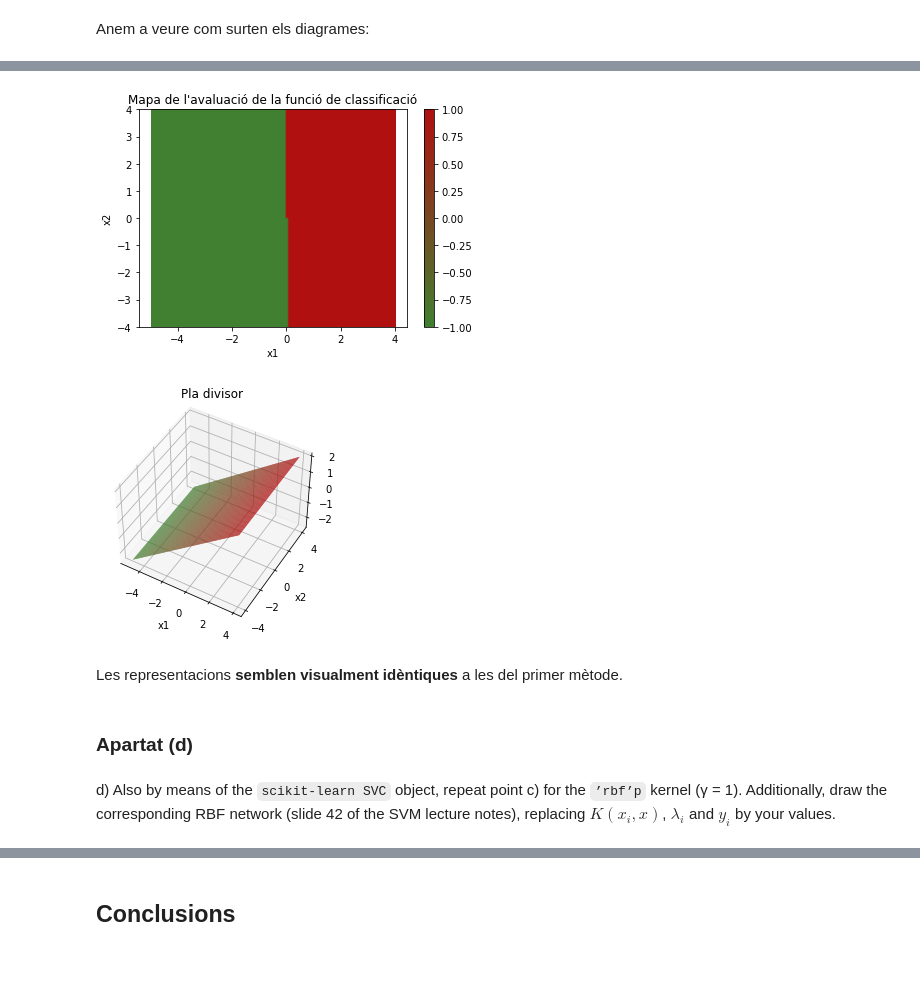
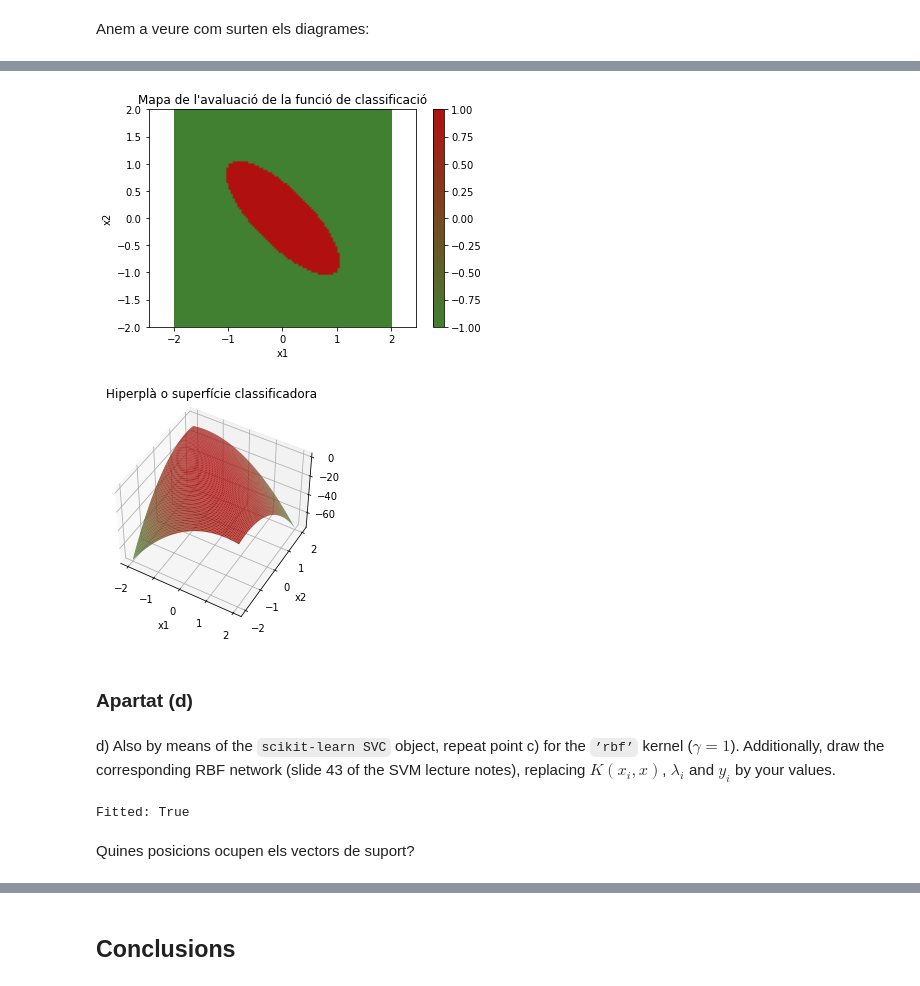
Before and after one commit to llublad/MUSI-AA, a Jupyter notebook: musi-aa-modulo2/handout_2/BERNAT_LADARIA_LLUIS_Problem_2.ipynb, the cells around one changed output, grey strips where cells are left out. Saved outputs shown, nothing was run; the diff lists cells and outputs as text; code cells hidden in the pictures.

Commit message:
Done RBF kernel at Handout#2

```diff
--- a/musi-aa-modulo2/handout_2/BERNAT_LADARIA_LLUIS_Problem_2.ipynb
+++ b/musi-aa-modulo2/handout_2/BERNAT_LADARIA_LLUIS_Problem_2.ipynb
@@ -755,0 +735,7 @@ sk_w0 = clf.intercept_.flatten()
+# %%
+from sklearn import svm
+
+clf = svm.SVC(C = 1e16, kernel = 'precomputed')
+clf.fit(build_Gram(phi(X)), y.reshape((N,)))
+
+print(f"Fitted: {clf.fit_status_ == 0}")
@@ -760,3 +756,4 @@ sk_sv_index
 # %%
+sk_sv = X[sk_sv_index]
 sk_sv
 # %% [output]
@@ -813,0 +779,3 @@ el sistema d'equacions és superior a la del mètode de *sci-kit***.
+# %%
+sk_w = np.dot(clf.dual_coef_, sk_sv).flatten()
+sk_w
@@ -819,0 +804,4 @@ plot_scatter_contour(X, y, sk_sv_index, g_func, sk_w, sk_w0)
+# %%
+def sk_g2(x):
+
+    return (sk_w[0]*x[0]*x[1] + sk_w[1]*(x[0]*x[0]+x[1]*x[1])+sk_w0)
@@ -820,14 +812,23 @@ plot_scatter_contour(X, y, sk_sv_index, g_func, sk_w, sk_w0)
 # %%
-plot_map_plane(X, y, sk_sv_index, g_func, sk_w, sk_w0)
+plot_map_plane(X, y, sk_sv_index, sk_g2)
 # %% [output]
-[figure, old version]
+[figure, new version]
-[figure, old version]
+[figure, new version]
-# %% [markdown]
-Les representacions **semblen visualment idèntiques** a les del primer mètode.
 # %% [markdown]
 ### Apartat (d)
 # %% [markdown]
 d) Also by means of the `scikit-learn SVC` object, repeat point c)
-for the `’rbf’p` kernel (γ = 1).
-Additionally, draw the corresponding RBF network (slide 42 of the SVM lecture notes),
+for the `’rbf’` kernel ($\gamma = 1$).
+Additionally, draw the corresponding RBF network (slide 43 of the SVM lecture notes),
 replacing $K(x_i, x)$, $\lambda_i$ and $y_i$ by your values.
+# %%
+from sklearn import svm
+
+clf = svm.SVC(C=1e16, kernel='rbf', gamma=1)
+clf.fit(X, y.reshape((N,)))
+
+print(f"Fitted: {clf.fit_status_ == 0}")
+# %% [output]
+Fitted: True
+# %% [markdown]
+Quines posicions ocupen els vectors de suport?
```
Also changed, not shown: parts of 78 cells of this notebook.
